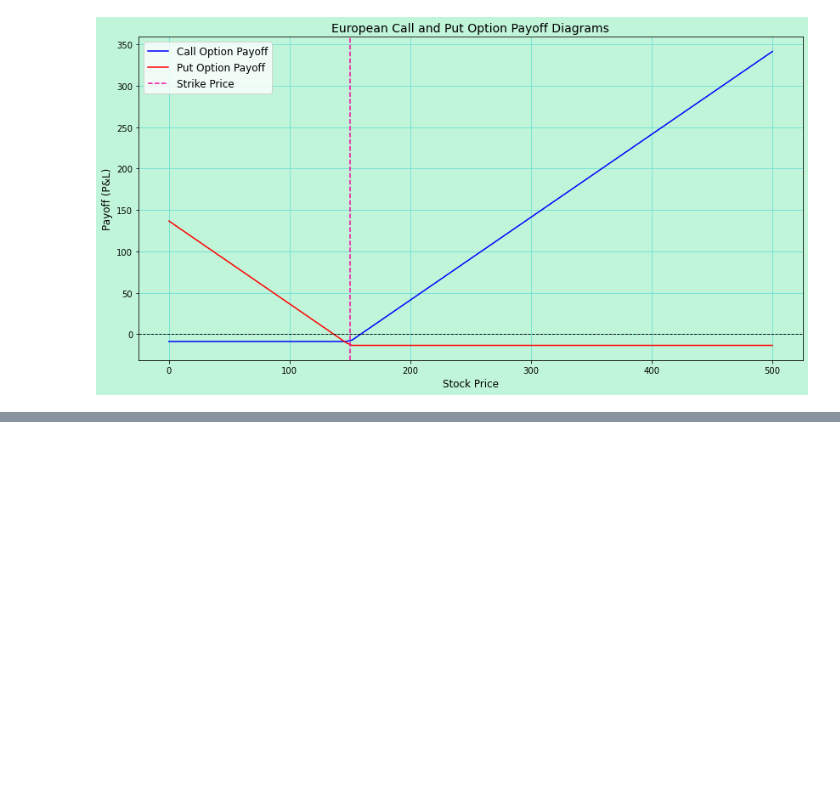
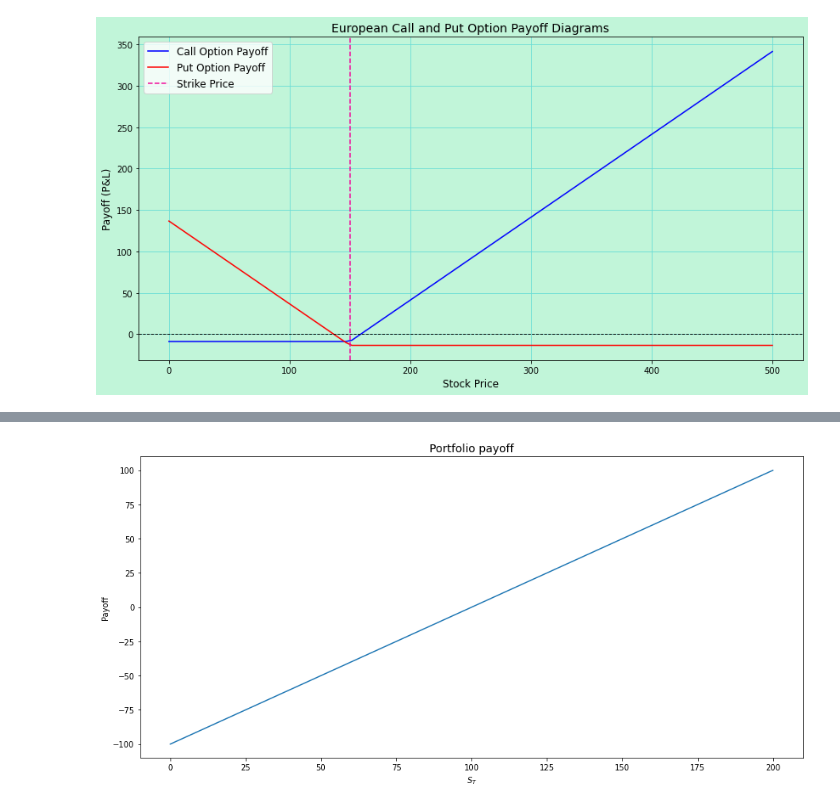
Before and after one commit to palluthapa/Financial-Maths, a Jupyter notebook: blackscholesformula.ipynb, the cells around one changed output, grey strips where cells are left out. Saved outputs shown, nothing was run; the diff lists cells and outputs as text; code cells hidden in the pictures; blank space fills up the shorter version.

```diff
--- a/blackscholesformula.ipynb
+++ b/blackscholesformula.ipynb
@@ -113,0 +186,11 @@ plt.show()
+# %%
+ST = np.linspace(0,200,100)
+K = 100
+payoff = np.maximum(ST-K,0)-np.maximum(K-ST,0)
+ax = plt.gca()
+ax.plot(ST, payoff)
+ax.set_xlabel('$S_T$')
+ax.set_ylabel('Payoff');
+ax.set_title('Portfolio payoff', fontsize = 14 );
+# %% [output]
+[figure, added]
```
Also changed, not shown: parts of 16 cells of this notebook, 16 other files.
